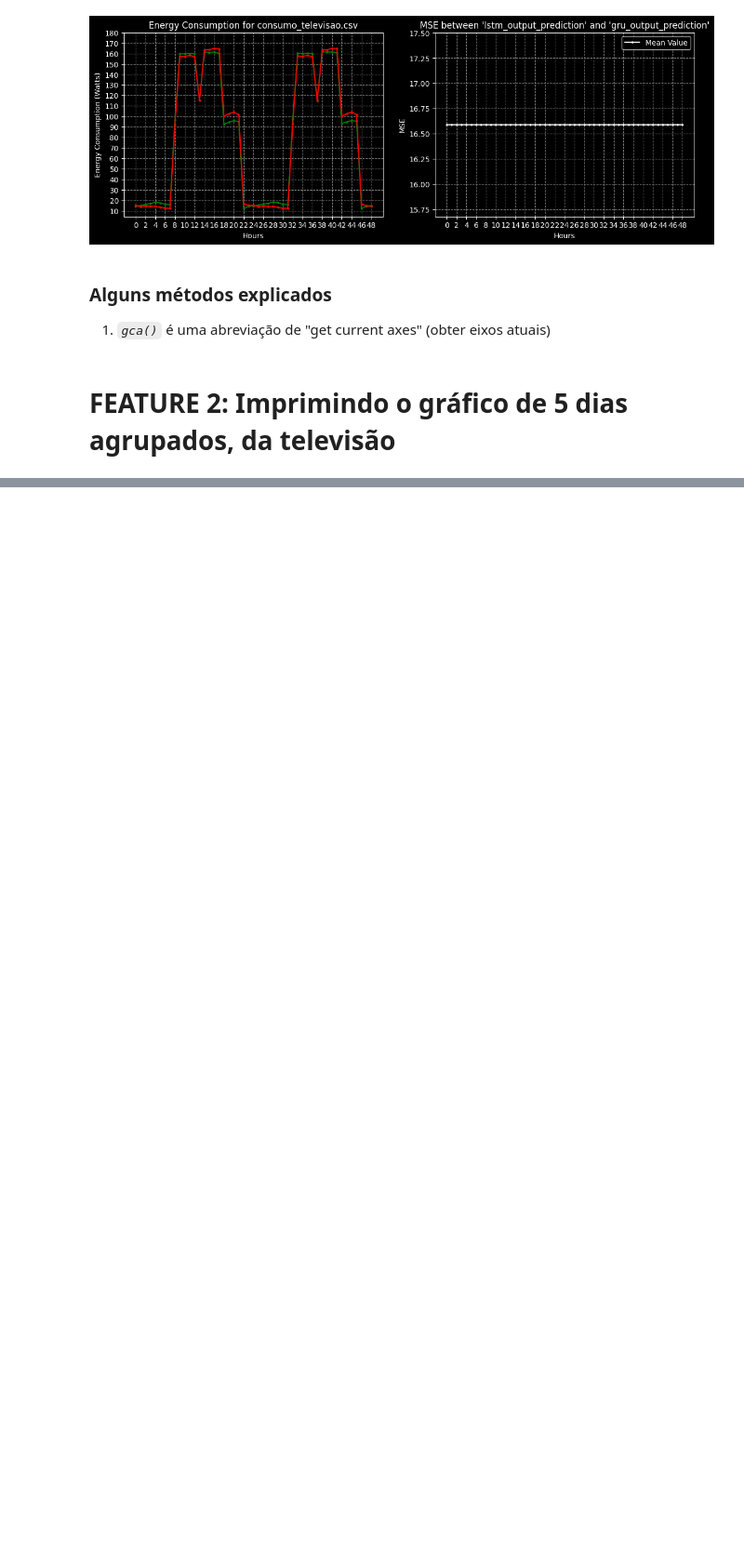
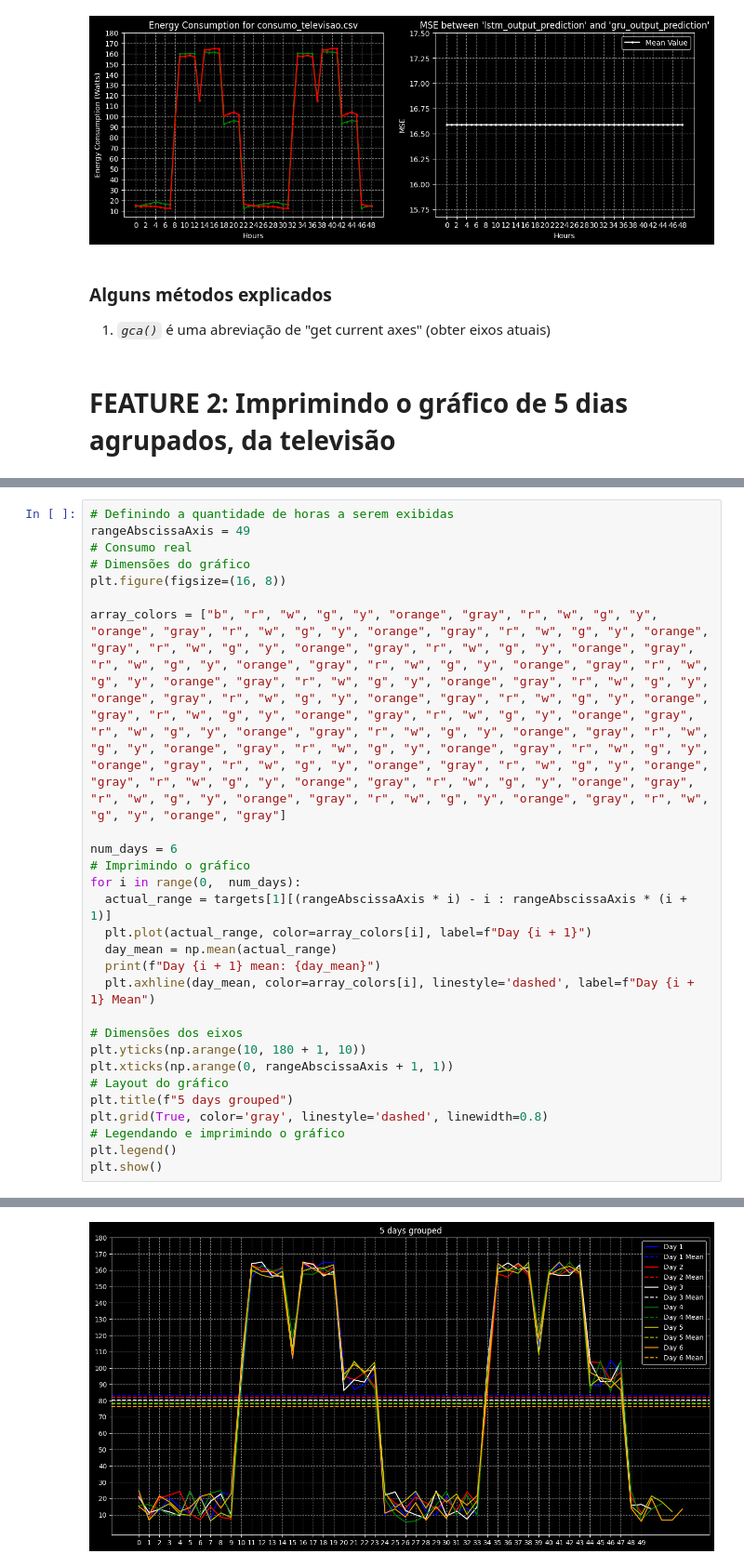
Before and after one commit to PedroLuisDionisioFraga/Power-consumption-prediction-using-LSTM-and-GRU-networks-in-PyTorch, a Jupyter notebook: exploring_trained_models_better.ipynb, the cells around one changed output, grey strips where cells are left out. Shown at 93% size. Saved outputs shown, nothing was run; the diff lists cells and outputs as text; blank space fills up the shorter version.

```diff
--- a/exploring_trained_models_better.ipynb
+++ b/exploring_trained_models_better.ipynb
@@ -692,0 +618,28 @@ Day 7 mean: 75.90005454545455
+# %%
+# Definindo a quantidade de horas a serem exibidas
+rangeAbscissaAxis = 49
+# Consumo real
+# Dimensões do gráfico
+plt.figure(figsize=(16, 8))
+
+array_colors = ["b", "r", "w", "g", "y", "orange", "gray", "r", "w", "g", "y", "orange", "gray", "r", "w", "g", "y", "orange", "gray", "r", "w", "g", "y", "orange", "gray", "r", "w", "g", "y", "orange", "gray", "r", "w", "g", "y", "orange", "gray", "r", "w", "g", "y", "orange", "gray", "r", "w", "g", "y", "orange", "gray", "r", "w", "g", "y", "orange", "gray", "r", "w", "g", "y", "orange", "gray", "r", "w", "g", "y", "orange", "gray", "r", "w", "g", "y", "orange", "gray", "r", "w", "g", "y", "orange", "gray", "r", "w", "g", "y", "orange", "gray", "r", "w", "g", "y", "orange", "gray", "r", "w", "g", "y", "orange", "gray", "r", "w", "g", "y", "orange", "gray", "r", "w", "g", "y", "orange", "gray", "r", "w", "g", "y", "orange", "gray", "r", "w", "g", "y", "orange", "gray", "r", "w", "g", "y", "orange", "gray", "r", "w", "g", "y", "orange", "gray", "r", "w", "g", "y", "orange", "gray", "r", "w", "g", "y", "orange", "gray", "r", "w", "g", "y", "orange", "gray", "r", "w", "g", "y", "orange", "gray", "r", "w", "g", "y", "orange", "gray"]
+
+num_days = 6
+# Imprimindo o gráfico
+for i in range(0,  num_days):
+  actual_range = targets[1][(rangeAbscissaAxis * i) - i : rangeAbscissaAxis * (i + 1)]
+  plt.plot(actual_range, color=array_colors[i], label=f"Day {i + 1}")
+  day_mean = np.mean(actual_range)
+  print(f"Day {i + 1} mean: {day_mean}")
+  plt.axhline(day_mean, color=array_colors[i], linestyle='dashed', label=f"Day {i + 1} Mean")
+
+# Dimensões dos eixos
+plt.yticks(np.arange(10, 180 + 1, 10))
+plt.xticks(np.arange(0, rangeAbscissaAxis + 1, 1))
+# Layout do gráfico
+plt.title(f"5 days grouped")
+plt.grid(True, color='gray', linestyle='dashed', linewidth=0.8)
+# Legendando e imprimindo o gráfico
+plt.legend()
+plt.show()
+# %% [output]
@@ -692,0 +652 @@ Day 7 mean: 75.90005454545455
+[figure, added]
```
Also changed, not shown: parts of 2 cells of this notebook.
